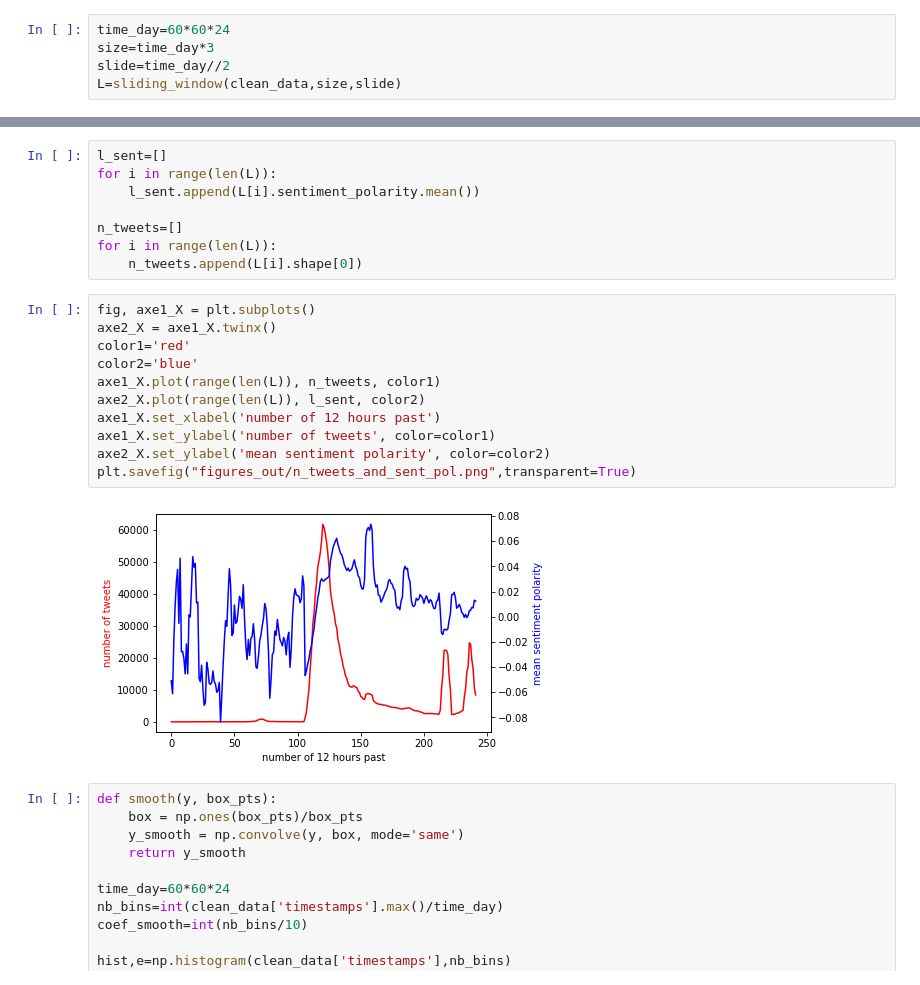
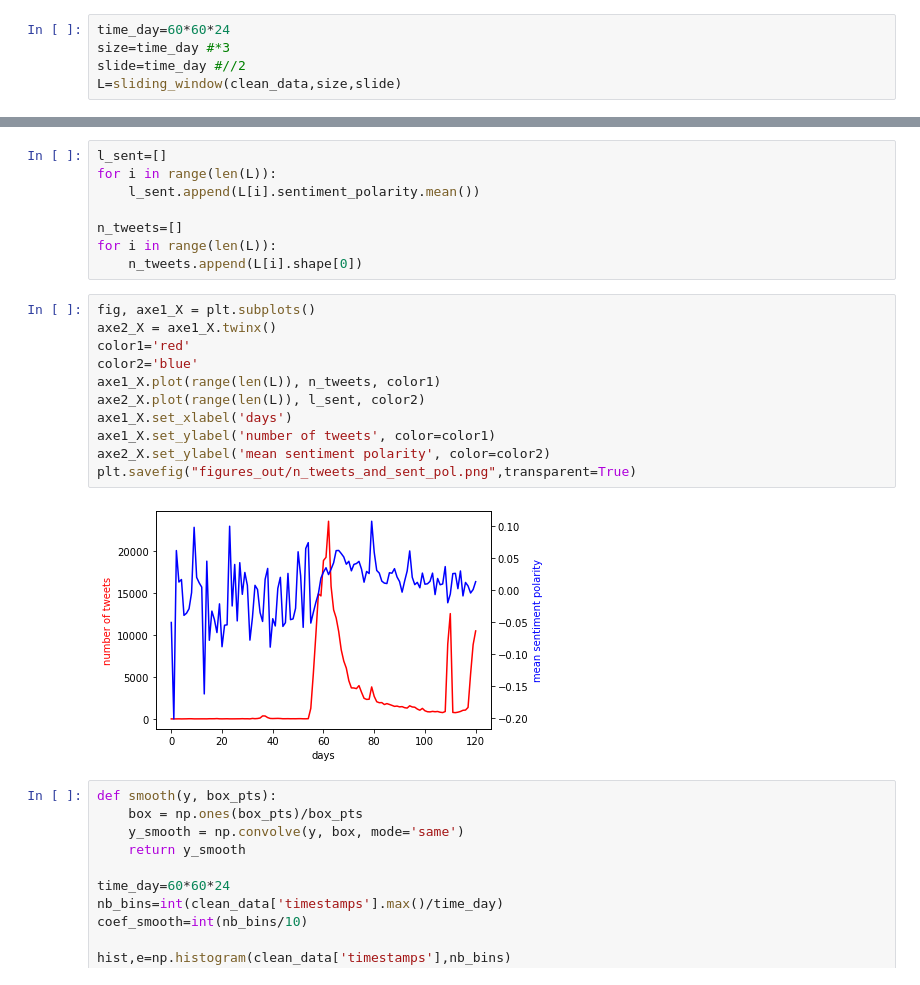
Before and after one commit to Isyohan/WeakSignalsBLM, a Jupyter notebook: BLM_Clustering.ipynb, the cells around one changed output, grey strips where cells are left out. Saved outputs shown, nothing was run; the diff lists cells and outputs as text.

```diff
--- a/BLM_Clustering.ipynb
+++ b/BLM_Clustering.ipynb
@@ -125,7 +143,7 @@ end of timestamps
 # %%
 time_day=60*60*24
-size=time_day*3
-slide=time_day//2
+size=time_day #*3
+slide=time_day #//2
 L=sliding_window(clean_data,size,slide)
 # %% [output]
 end sliding windows
@@ -140,16 +158,16 @@ for i in range(len(L)):
 # %%
 fig, axe1_X = plt.subplots()
 axe2_X = axe1_X.twinx()
 color1='red'
 color2='blue'
 axe1_X.plot(range(len(L)), n_tweets, color1)
 axe2_X.plot(range(len(L)), l_sent, color2)
-axe1_X.set_xlabel('number of 12 hours past')
+axe1_X.set_xlabel('days')
 axe1_X.set_ylabel('number of tweets', color=color1)
 axe2_X.set_ylabel('mean sentiment polarity', color=color2)
 plt.savefig("figures_out/n_tweets_and_sent_pol.png",transparent=True)
 # %% [output]
-[figure, old version]
+[figure, new version]
 # %%
 def smooth(y, box_pts):
     box = np.ones(box_pts)/box_pts
```
Also changed, not shown: parts of 27 cells of this notebook, 3 other files.
